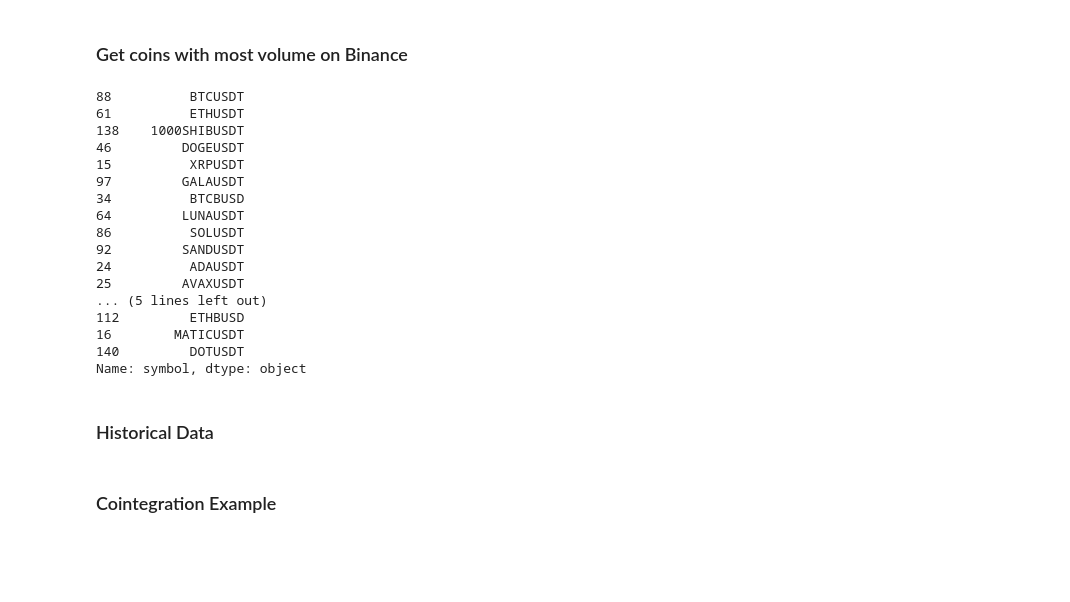
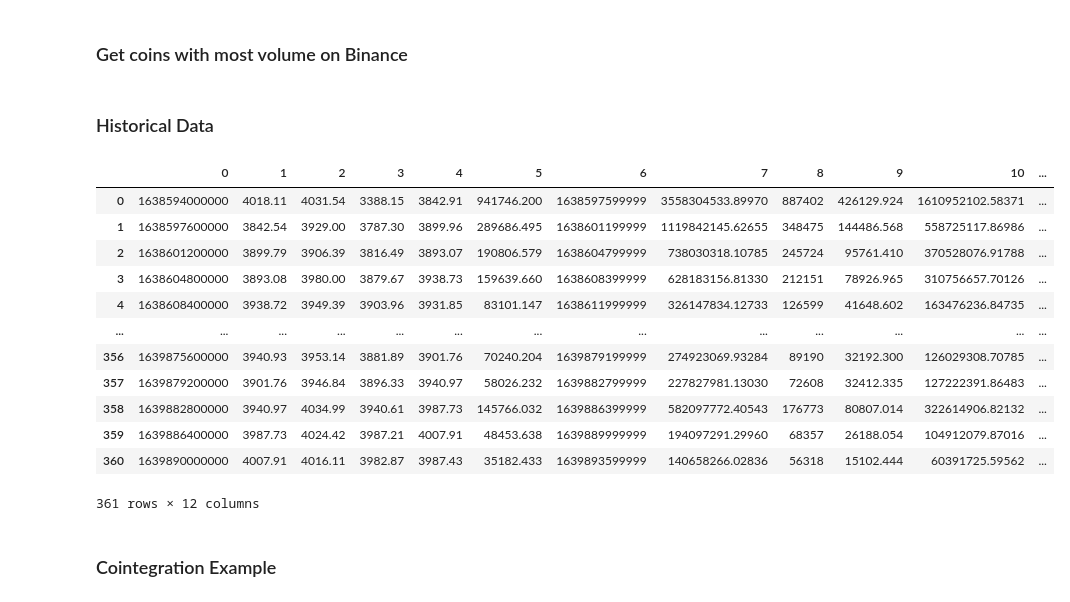
Before and after one commit to walidarbtg/cointegration, a Jupyter notebook: Cointegration Matrix.ipynb, the cells around one changed output. Cells and saved outputs as stored; diff of their text form; code cells hidden in the pictures; blank space fills up the shorter version.

```diff
--- a/Cointegration Matrix.ipynb
+++ b/Cointegration Matrix.ipynb
@@ -33,31 +35,33 @@ tickers = pd.DataFrame(binance_api.get_all_tickers())
 tickers['volume_usd'] = tickers.apply(lambda row: float(row['volume']) * float(row['lastPrice']), axis=1)
 tickers = tickers.sort_values(by='volume_usd', ascending=False)
 top_tickers = tickers[:nbr_of_coins]
-print(top_tickers['symbol'])
+
+# Remove PEOPLE because its missing some data
+top_tickers = top_tickers[top_tickers['symbol'] != 'PEOPLEUSDT']
+#print(top_tickers['symbol'])
-# %% [output]
-88          BTCUSDT
-61          ETHUSDT
-138    1000SHIBUSDT
-46         DOGEUSDT
-15          XRPUSDT
-97         GALAUSDT
-34          BTCBUSD
-64         LUNAUSDT
-86          SOLUSDT
-92         SANDUSDT
-24          ADAUSDT
-25         AVAXUSDT
-... (5 lines left out)
-112         ETHBUSD
-16        MATICUSDT
-140         DOTUSDT
-Name: symbol, dtype: object
 # %% [markdown]
 ### Historical Data
 # %%
 historical_data = {}
 for i in range(0, len(top_tickers)):
     historical_data[top_tickers.iloc[i]['symbol']] = pd.DataFrame(binance_api.get_historical_prices(top_tickers.iloc[i]['symbol'], interval, startTime, endTime))
+# %%
+# Data Sample
+historical_data['ETHUSDT']
+# %% [output]
+|  | 0 | 1 | 2 | 3 | 4 | 5 | 6 | 7 | 8 | 9 | 10 | ... |
+| 0 | 1638594000000 | 4018.11 | 4031.54 | 3388.15 | 3842.91 | 941746.200 | 1638597599999 | 3558304533.89970 | 887402 | 426129.924 | 1610952102.58371 | ... |
+| 1 | 1638597600000 | 3842.54 | 3929.00 | 3787.30 | 3899.96 | 289686.495 | 1638601199999 | 1119842145.62655 | 348475 | 144486.568 | 558725117.86986 | ... |
+| 2 | 1638601200000 | 3899.79 | 3906.39 | 3816.49 | 3893.07 | 190806.579 | 1638604799999 | 738030318.10785 | 245724 | 95761.410 | 370528076.91788 | ... |
+| 3 | 1638604800000 | 3893.08 | 3980.00 | 3879.67 | 3938.73 | 159639.660 | 1638608399999 | 628183156.81330 | 212151 | 78926.965 | 310756657.70126 | ... |
+| 4 | 1638608400000 | 3938.72 | 3949.39 | 3903.96 | 3931.85 | 83101.147 | 1638611999999 | 326147834.12733 | 126599 | 41648.602 | 163476236.84735 | ... |
+| ... | ... | ... | ... | ... | ... | ... | ... | ... | ... | ... | ... | ... |
+| 356 | 1639875600000 | 3940.93 | 3953.14 | 3881.89 | 3901.76 | 70240.204 | 1639879199999 | 274923069.93284 | 89190 | 32192.300 | 126029308.70785 | ... |
+| 357 | 1639879200000 | 3901.76 | 3946.84 | 3896.33 | 3940.97 | 58026.232 | 1639882799999 | 227827981.13030 | 72608 | 32412.335 | 127222391.86483 | ... |
+| 358 | 1639882800000 | 3940.97 | 4034.99 | 3940.61 | 3987.73 | 145766.032 | 1639886399999 | 582097772.40543 | 176773 | 80807.014 | 322614906.82132 | ... |
+| 359 | 1639886400000 | 3987.73 | 4024.42 | 3987.21 | 4007.91 | 48453.638 | 1639889999999 | 194097291.29960 | 68357 | 26188.054 | 104912079.87016 | ... |
+| 360 | 1639890000000 | 4007.91 | 4016.11 | 3982.87 | 3987.43 | 35182.433 | 1639893599999 | 140658266.02836 | 56318 | 15102.444 | 60391725.59562 | ... |
+361 rows × 12 columns
 # %% [markdown]
 ### Cointegration Example
 # %%
```
Also changed, not shown: parts of 8 cells of this notebook.
